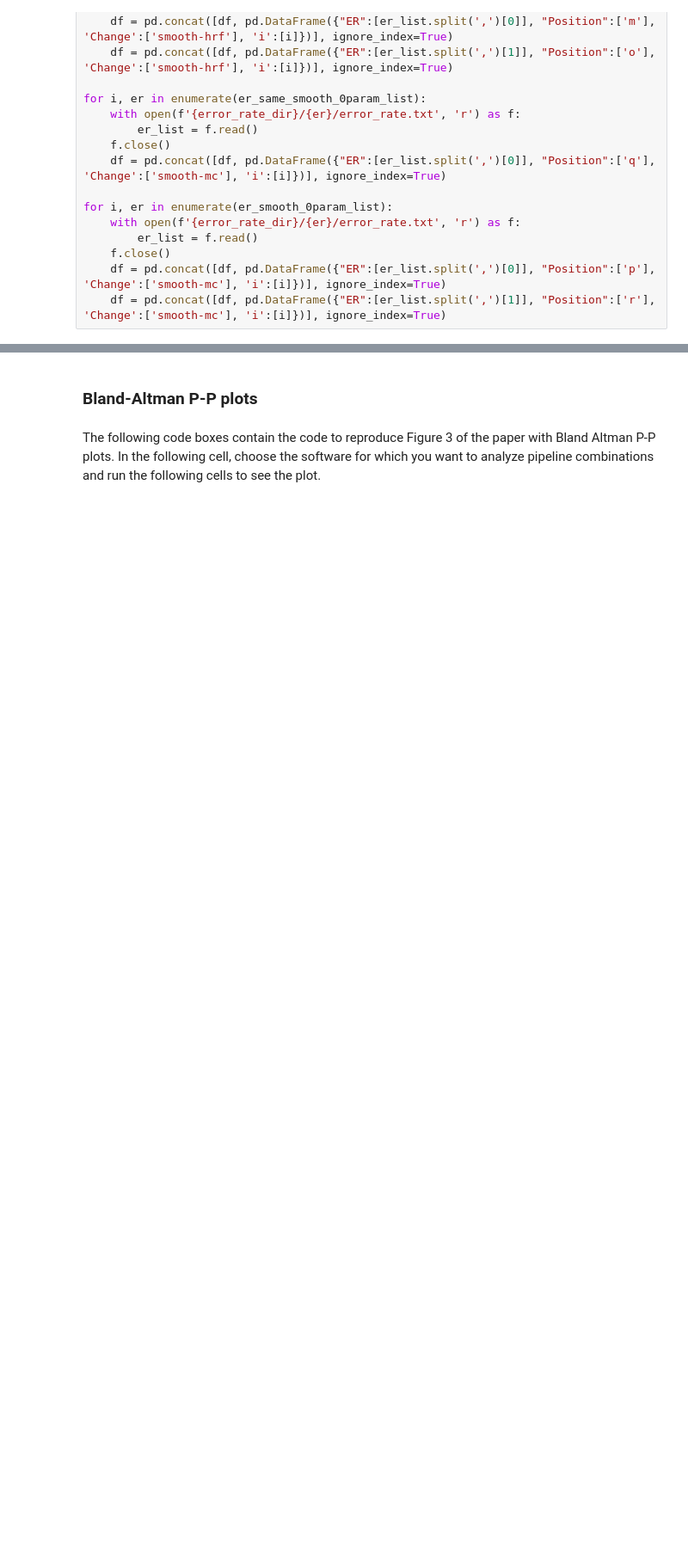
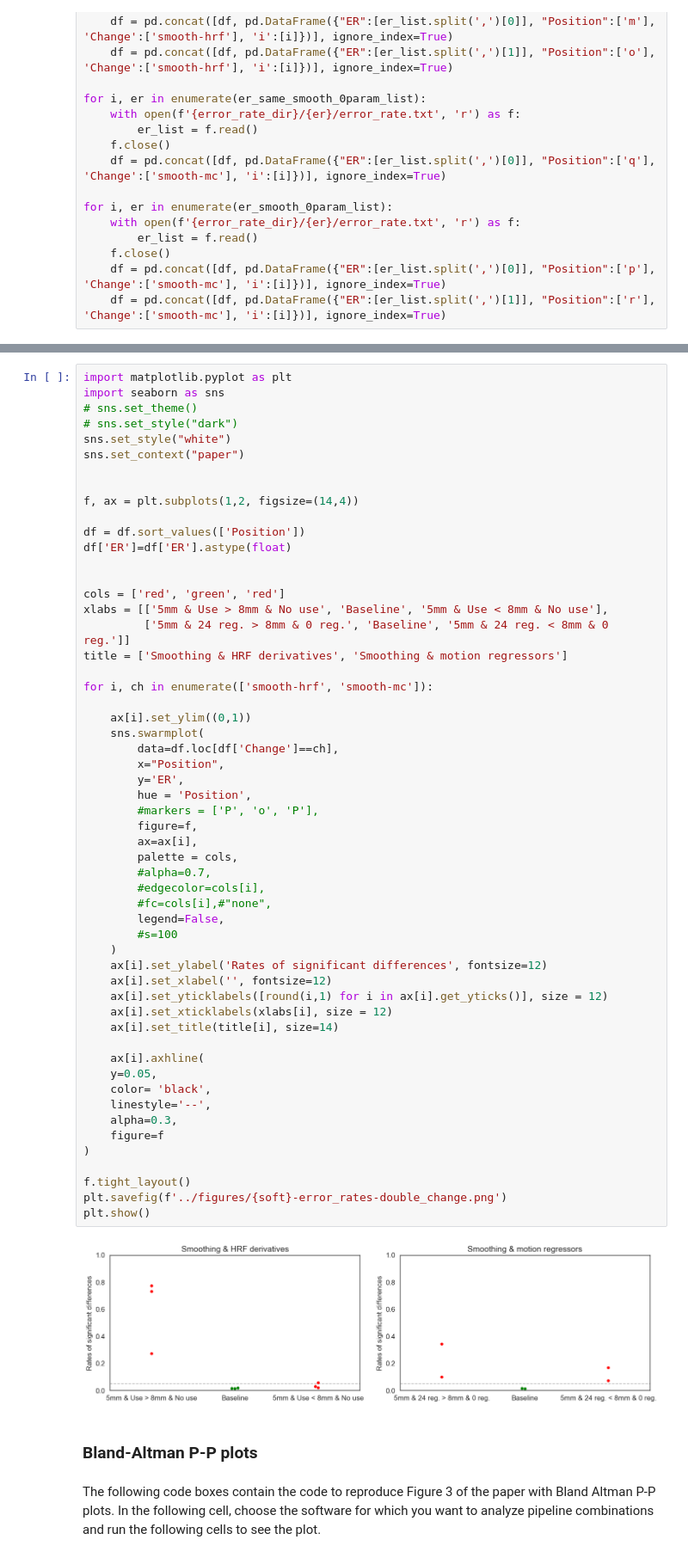
Before and after one commit to elodiegermani/pipeline_compatibility, a Jupyter notebook: results/notebook.ipynb, the cells around one changed output, grey strips where cells are left out. Shown at 86% size. Drawn from its saved outputs; the diff is of its cells as text; blank space fills up the shorter version.

```diff
--- a/results/notebook.ipynb
+++ b/results/notebook.ipynb
@@ -374,3 +324,60 @@ plt.show()
+# %%
+import matplotlib.pyplot as plt
+import seaborn as sns
+# sns.set_theme()
+# sns.set_style("dark")
+sns.set_style("white")
+sns.set_context("paper")
+
+
+f, ax = plt.subplots(1,2, figsize=(14,4))
+
+df = df.sort_values(['Position'])
+df['ER']=df['ER'].astype(float)
+
+
+cols = ['red', 'green', 'red']
+xlabs = [['5mm & Use > 8mm & No use', 'Baseline', '5mm & Use < 8mm & No use'],
+         ['5mm & 24 reg. > 8mm & 0 reg.', 'Baseline', '5mm & 24 reg. < 8mm & 0 reg.']]
+title = ['Smoothing & HRF derivatives', 'Smoothing & motion regressors']
+
+for i, ch in enumerate(['smooth-hrf', 'smooth-mc']):
+
+    ax[i].set_ylim((0,1))
+    sns.swarmplot(
+        data=df.loc[df['Change']==ch],
+        x="Position",
+        y='ER',
+        hue = 'Position',
+        #markers = ['P', 'o', 'P'],
+        figure=f,
+        ax=ax[i],
+        palette = cols,
+        #alpha=0.7,
+        #edgecolor=cols[i],
+        #fc=cols[i],#"none",
+        legend=False,
+        #s=100
+    )
+    ax[i].set_ylabel('Rates of significant differences', fontsize=12)
+    ax[i].set_xlabel('', fontsize=12)
+    ax[i].set_yticklabels([round(i,1) for i in ax[i].get_yticks()], size = 12)
+    ax[i].set_xticklabels(xlabs[i], size = 12)
+    ax[i].set_title(title[i], size=14)
+
+    ax[i].axhline(
+    y=0.05,
+    color= 'black',
+    linestyle='--',
+    alpha=0.3,
+    figure=f
+)
+
+f.tight_layout()
+plt.savefig(f'../figures/{soft}-error_rates-double_change.png')
+plt.show()
+# %% [output]
+[figure, added]
 # %% [markdown]
 ### Bland-Altman P-P plots
 # %% [markdown]
```
Also changed, not shown: parts of 10 cells of this notebook, 12 other files.
